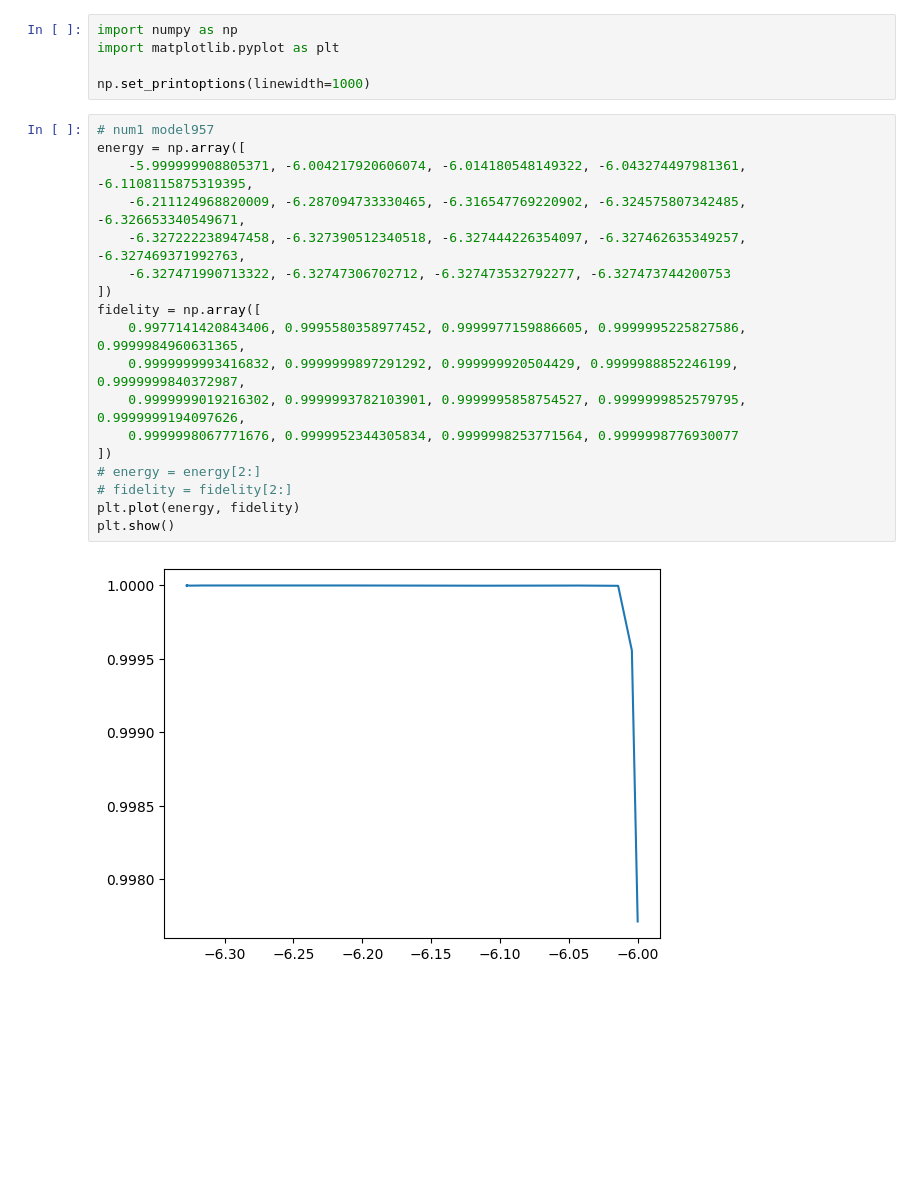
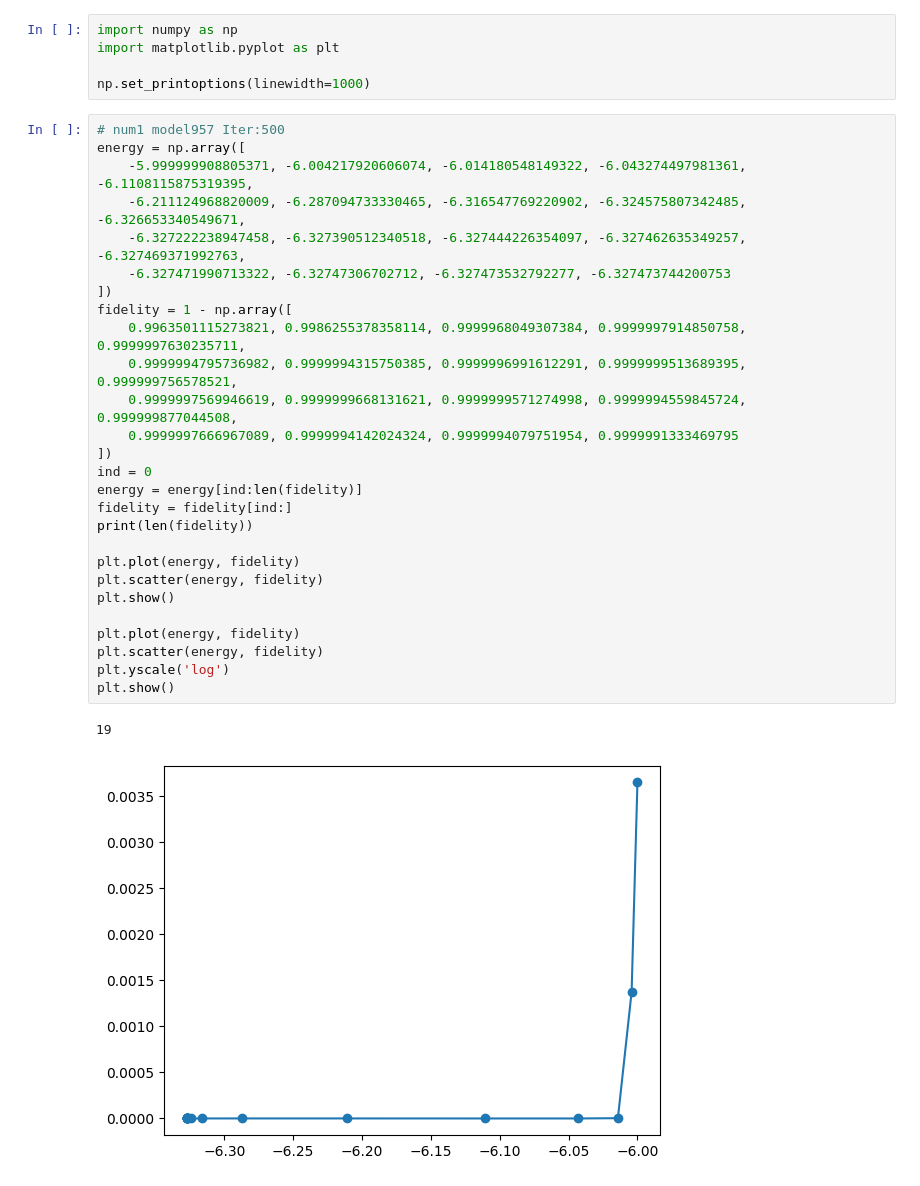
Before and after one commit to GhostArtyom/QuditVQE, a Jupyter notebook: PlotFidelity.ipynb, the cells around one changed output. Saved outputs shown, nothing was run; the diff lists cells and outputs as text; blank space fills up the shorter version.

Commit message:
Feature: info & print iter_list Update: PlotFidelity.ipynb

```diff
--- a/PlotFidelity.ipynb
+++ b/PlotFidelity.ipynb
@@ -4,22 +4,32 @@ import matplotlib.pyplot as plt
 
 np.set_printoptions(linewidth=1000)
 # %%
-# num1 model957
+# num1 model957 Iter:500
 energy = np.array([
     -5.999999908805371, -6.004217920606074, -6.014180548149322, -6.043274497981361, -6.1108115875319395,
     -6.211124968820009, -6.287094733330465, -6.316547769220902, -6.324575807342485, -6.326653340549671,
     -6.327222238947458, -6.327390512340518, -6.327444226354097, -6.327462635349257, -6.327469371992763,
     -6.327471990713322, -6.32747306702712, -6.327473532792277, -6.327473744200753
 ])
-fidelity = np.array([
-    0.9977141420843406, 0.9995580358977452, 0.9999977159886605, 0.9999995225827586, 0.9999984960631365,
-    0.9999999993416832, 0.9999999897291292, 0.999999920504429, 0.9999988852246199, 0.9999999840372987,
-    0.9999999019216302, 0.9999993782103901, 0.9999995858754527, 0.9999999852579795, 0.9999999194097626,
-    0.9999998067771676, 0.9999952344305834, 0.9999998253771564, 0.9999998776930077
+fidelity = 1 - np.array([
+    0.9963501115273821, 0.9986255378358114, 0.9999968049307384, 0.9999997914850758, 0.9999997630235711,
+    0.9999994795736982, 0.9999994315750385, 0.9999996991612291, 0.9999999513689395, 0.999999756578521,
+    0.9999997569946619, 0.9999999668131621, 0.9999999571274998, 0.9999994559845724, 0.999999877044508,
+    0.9999997666967089, 0.9999994142024324, 0.9999994079751954, 0.9999991333469795
 ])
-# energy = energy[2:]
-# fidelity = fidelity[2:]
+ind = 0
+energy = energy[ind:len(fidelity)]
+fidelity = fidelity[ind:]
+print(len(fidelity))
+
 plt.plot(energy, fidelity)
+plt.scatter(energy, fidelity)
 plt.show()
+
+plt.plot(energy, fidelity)
+plt.scatter(energy, fidelity)
+plt.yscale('log')
+plt.show()
 # %% [output]
+19
-[figure, old version]
+[figure, new version]
```
Also changed, not shown: parts of 6 cells of this notebook, 1 other file.
